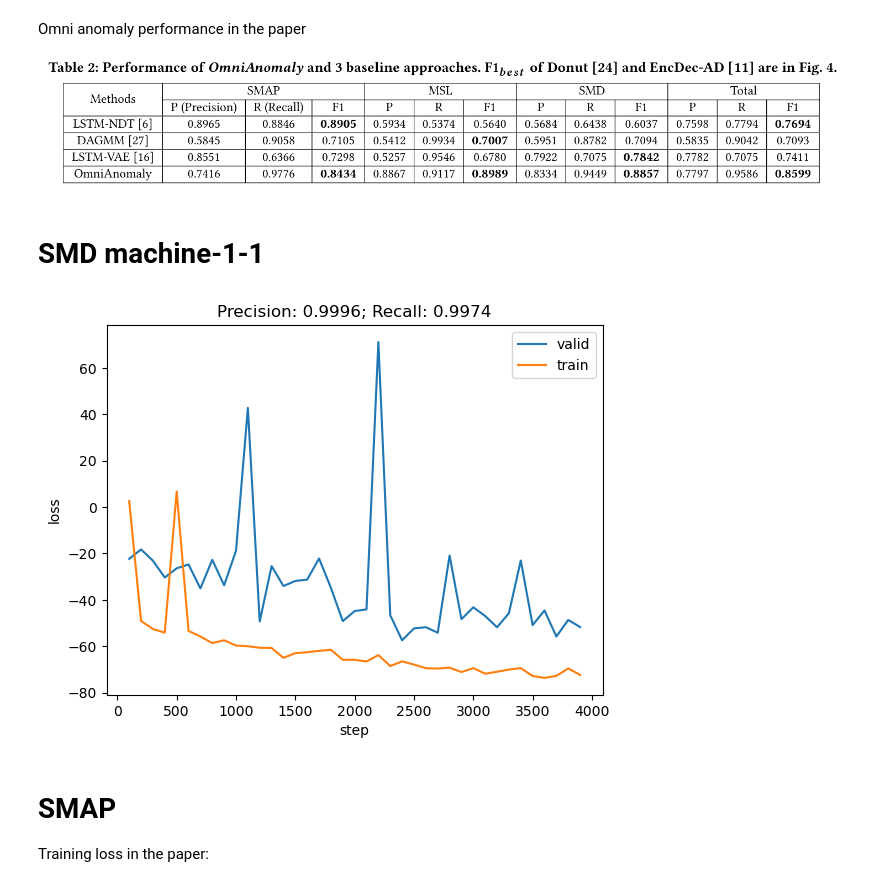
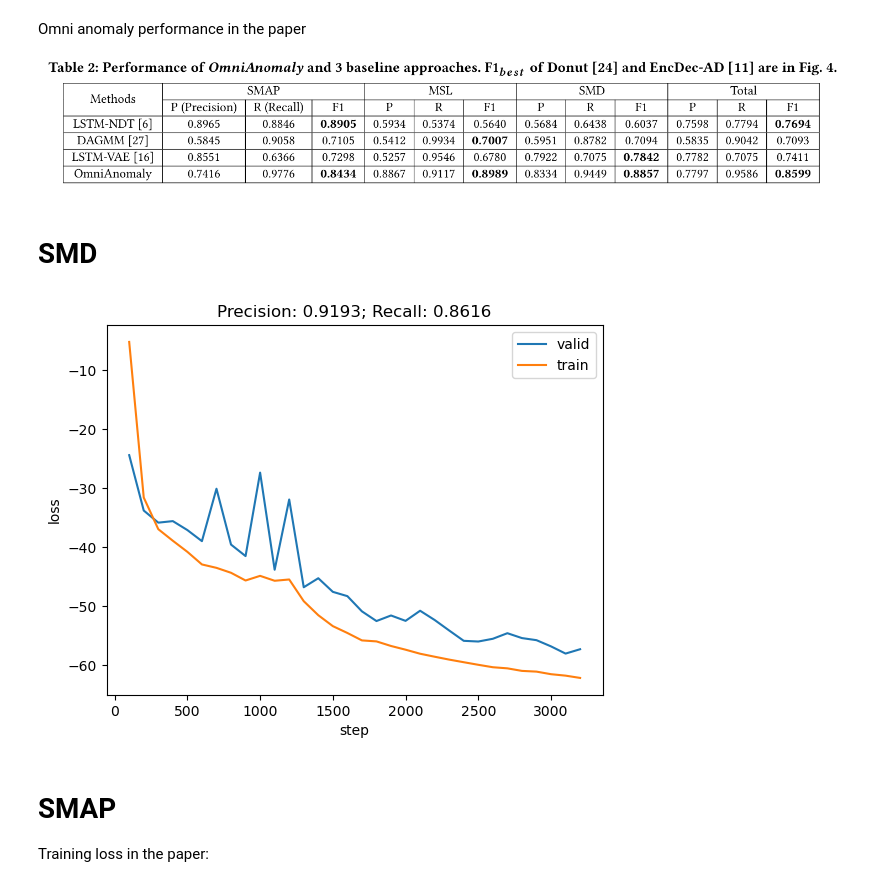
Before and after one commit to KarinaTiurina/OmniAnomaly, a Jupyter notebook: results_comparison.ipynb, the cells around one changed output. Cells and saved outputs as stored; diff of their text form; code cells hidden in the pictures.

```diff
--- a/results_comparison.ipynb
+++ b/results_comparison.ipynb
@@ -8,25 +8,26 @@ Omni anomaly performance in the paper
 
 ![image.png](attachment:image.png)
 # %% [markdown]
-# SMD machine-1-1
+# SMD
 # %%
 # default params
+folder = 'result_SMD_1.2_GD'
 
-with open('./result_SMD_1.1_default/result.json', 'r') as file:
+with open(f'./{folder}/result.json', 'r') as file:
     result = json.load(file)
 
-valid_loss = pd.read_csv('./result_SMD_1.1_default/training_valid_loss.csv')
-loss = pd.read_csv('./result_SMD_1.1_default/training_loss.csv')
-steps = np.arange(100, 4000, 100)
+valid_loss = pd.read_csv(f'./{folder}/training_valid_loss.csv')
+loss = pd.read_csv(f'./{folder}/training_loss.csv')
+steps = np.arange(100, (len(loss)+1)*100, 100)
 
 plt.plot(steps, valid_loss, label="valid")
 plt.plot(steps, loss, label='train')
 plt.legend()
 plt.title(f'Precision: {result["precision"]:.4f}; Recall: {result["recall"]:.4f}')
 plt.xlabel('step')
 plt.ylabel('loss');
 # %% [output]
-[figure, old version]
+[figure, new version]
 # %% [markdown]
 # SMAP
 
```
Also changed, not shown: 2 other files.
